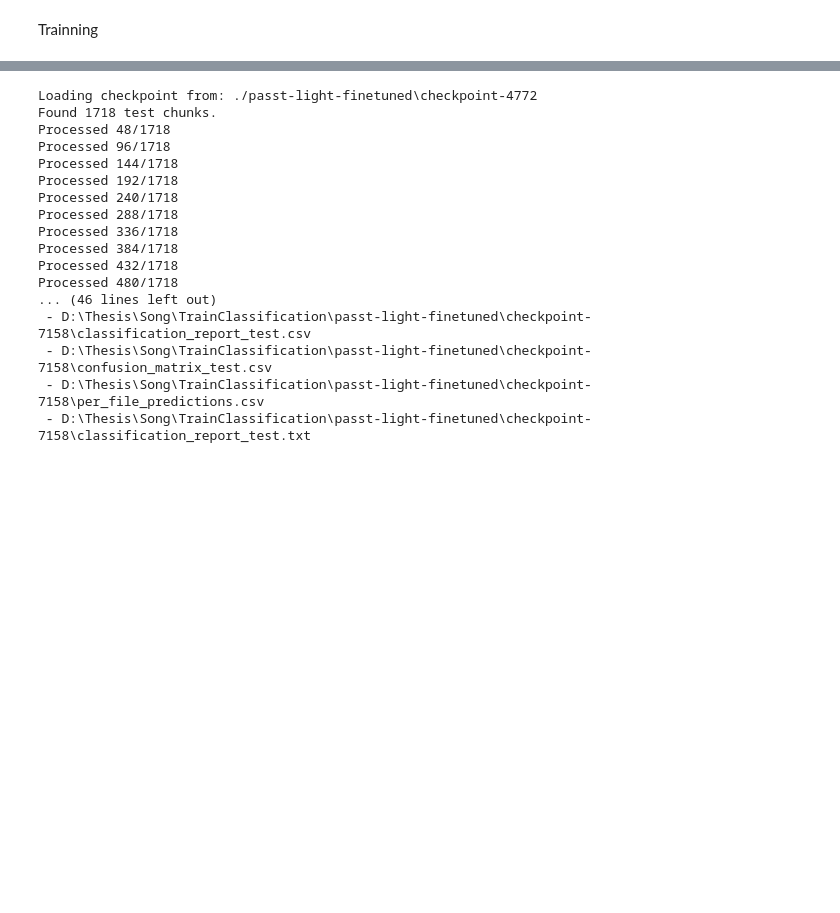
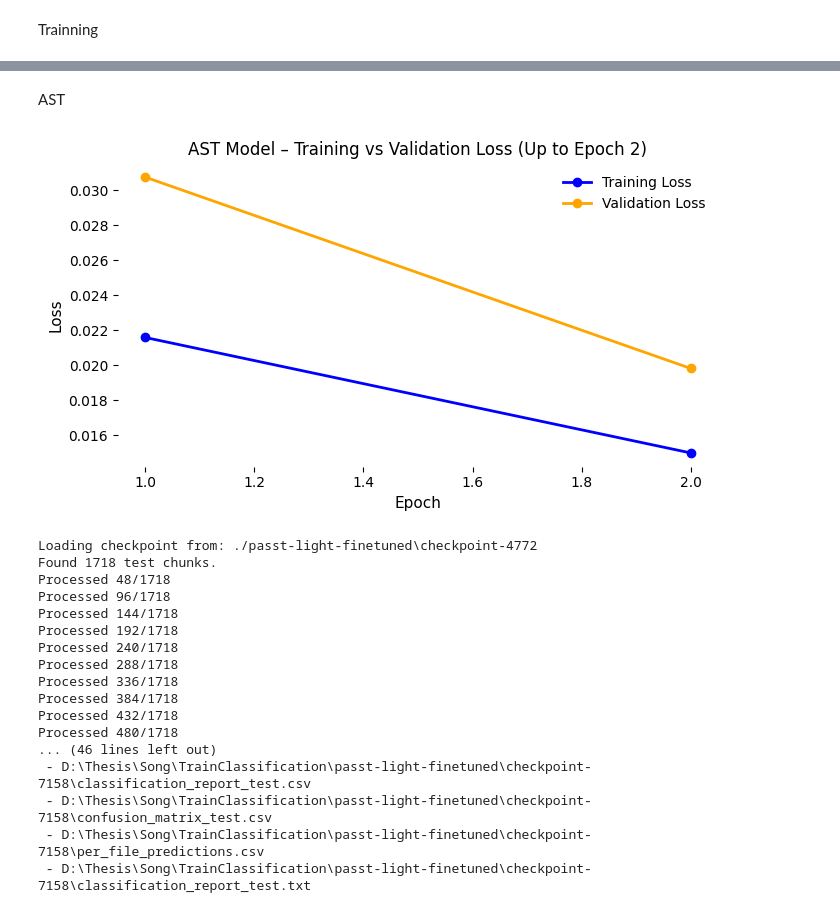
Before and after one commit to JensonCHL/Conference, a Jupyter notebook: FineTuneMusic/trainClassification.ipynb, the cells around one changed output, grey strips where cells are left out. Drawn from its saved outputs; the diff is of its cells as text; code cells hidden in the pictures; blank space fills up the shorter version.

```diff
--- a/FineTuneMusic/trainClassification.ipynb
+++ b/FineTuneMusic/trainClassification.ipynb
@@ -600,3 +3,40 @@ steps_per_second: 9.0120
+# %% [markdown]
+AST
+# %%
+import matplotlib.pyplot as plt
+
+# === AST fine-tuning data ===
+epochs = [1, 2]
+train_loss = [0.0216, 0.0150]
+val_loss = [0.030764, 0.019830]
+
+# === Create plot ===
+plt.figure(figsize=(7, 4))
+
+# Plot lines
+plt.plot(epochs, train_loss, color='blue', marker='o', linewidth=2, label='Training Loss')
+plt.plot(epochs, val_loss, color='orange', marker='o', linewidth=2, label='Validation Loss')
+
+# Titles and labels
+plt.title('AST Model – Training vs Validation Loss (Up to Epoch 2)', fontsize=12)
+plt.xlabel('Epoch', fontsize=11)
+plt.ylabel('Loss', fontsize=11)
+
+# Make background plain white and remove boxes
+plt.gca().set_facecolor('white')
+for spine in plt.gca().spines.values():
+    spine.set_visible(True)  # keep axes lines
+plt.grid(False)              # no grid
+plt.box(False)               # remove outer frame
+
+# Legend
+plt.legend(frameon=False, fontsize=10)
+
+# Adjust layout and show
+plt.tight_layout()
+plt.show()
+# %% [output]
+[figure, added]
 # %%
 # ==== TEST-ONLY EVALUATION (PaSST) FOR ALREADY-CHUNKED TEST FILES ====
 import os, json, glob, re
```
Also changed, not shown: parts of 13 cells of this notebook, 4 other files.
